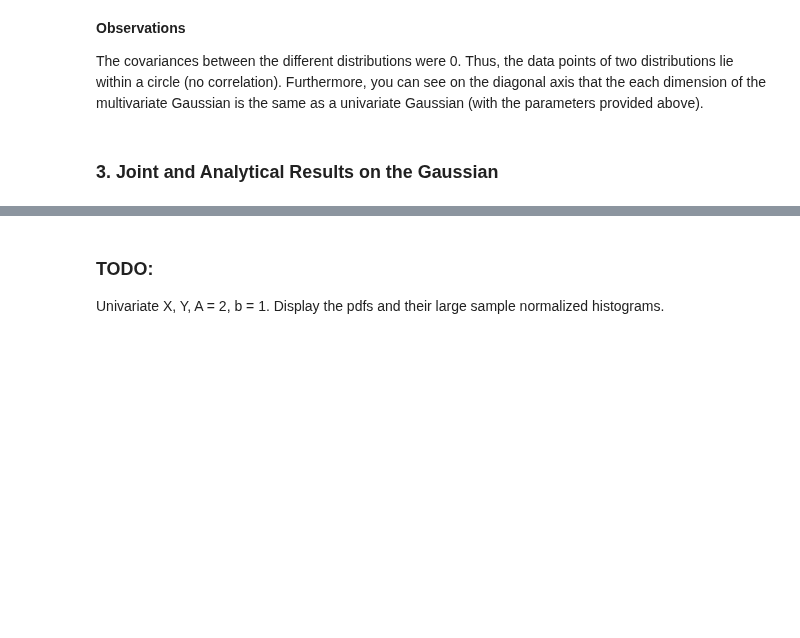
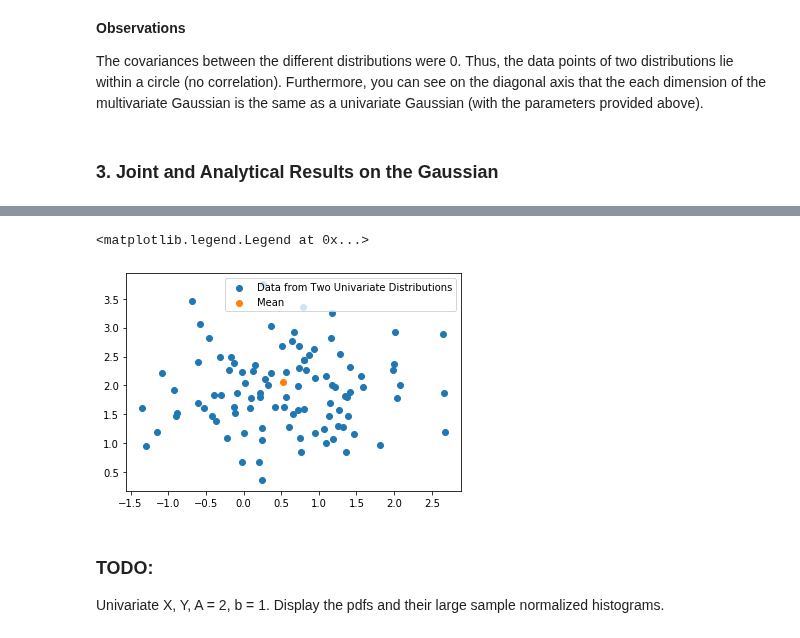
Before and after one commit to DorotheaMueller/statistics_assignments, a Jupyter notebook: ex_1.ipynb, the cells around one changed output, grey strips where cells are left out. Drawn from its saved outputs; the diff is of its cells as text; code cells hidden in the pictures; blank space fills up the shorter version.

```diff
--- a/ex_1.ipynb
+++ b/ex_1.ipynb
@@ -359,0 +378,5 @@ The covariances between the different distributions were 0. Thus, the data point
+# %%
+# Draw according to parameters.
+n = 100
+px = np.random.normal(mu_x, var_x, n)
+py = np.random.normal(mu_y, var_y, n)
@@ -360,3 +392,10 @@ The covariances between the different distributions were 0. Thus, the data point
+# %%
+plt.scatter(px, py, label = 'Data from Two Univariate Distributions')
+plt.scatter(mu_xy[0], mu_xy[1], label = 'Mean')
+plt.legend()
+# %% [output]
+<matplotlib.legend.Legend at 0x...>
+[figure, added]
 # %% [markdown]
 ### TODO:
 Univariate X, Y, A = 2, b = 1. Display the pdfs and their large sample normalized histograms.
```
Also changed, not shown: parts of 19 cells of this notebook.
